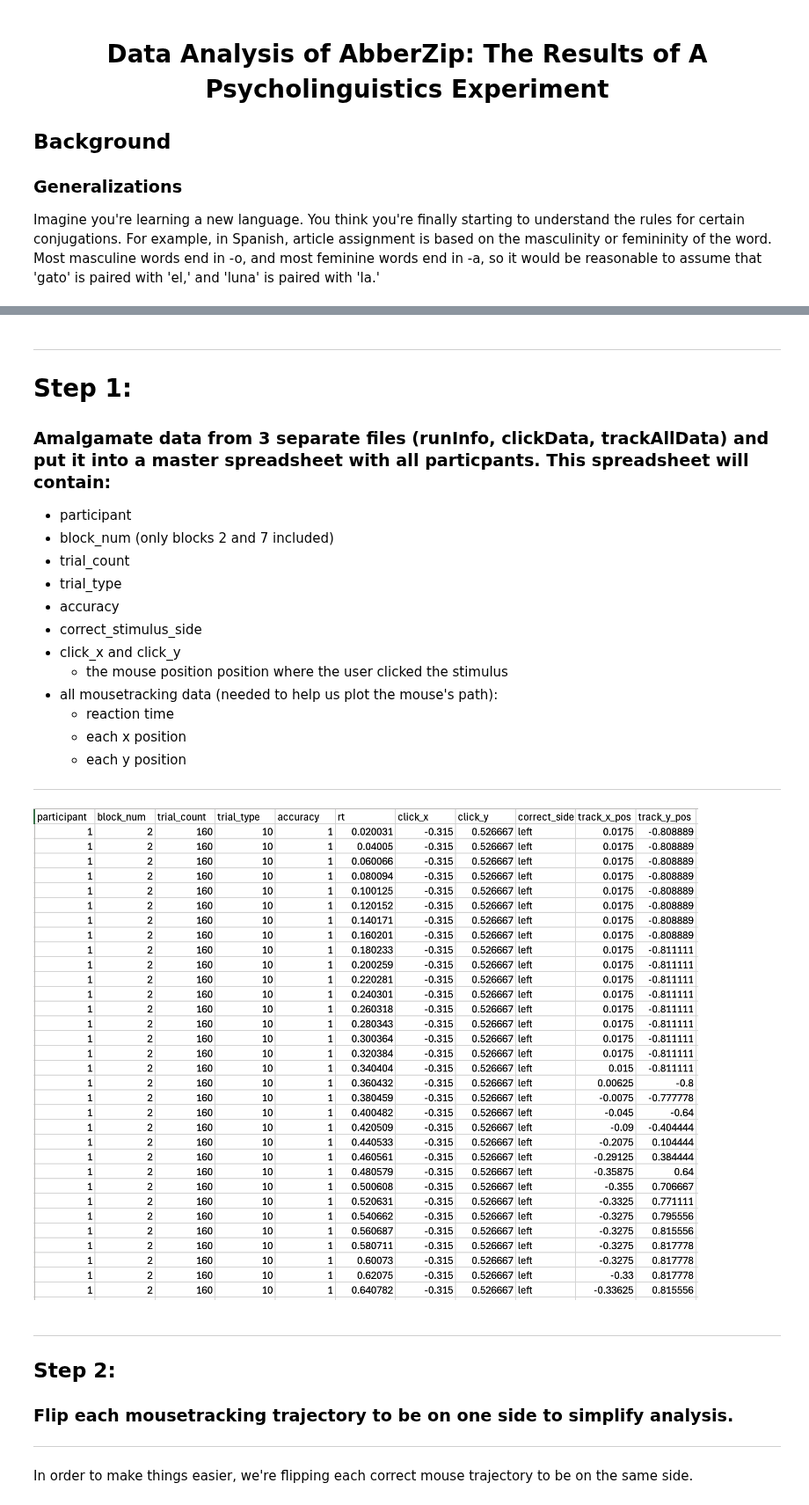
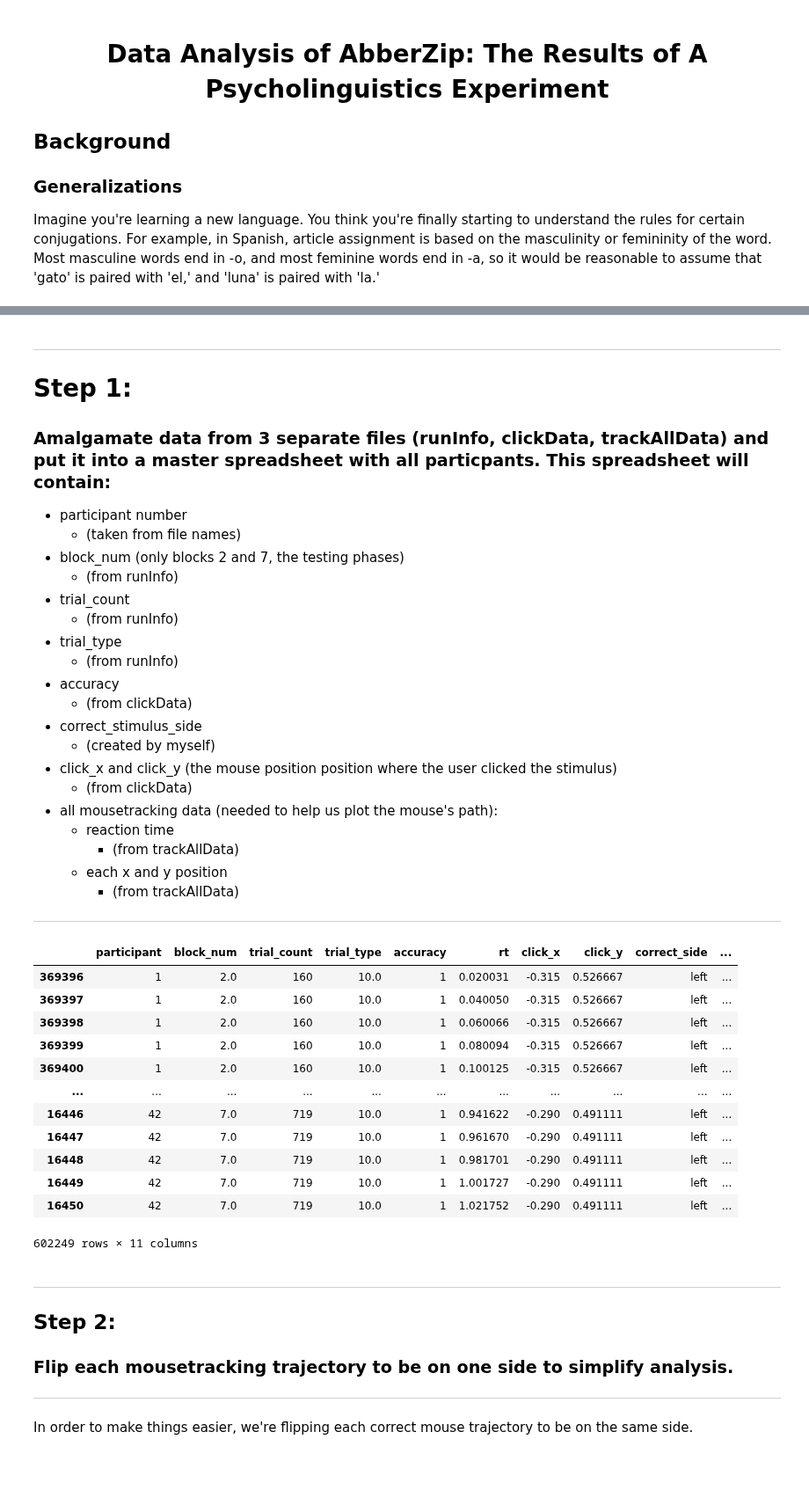
Before and after one commit to rrgreen77/bcog-final-abberzip-data-analysis, a Jupyter notebook: bcog_final.ipynb, the cells around one changed output, grey strips where cells are left out. Shown at 88% size. Drawn from its saved outputs; the diff is of its cells as text; code cells hidden in the pictures; blank space fills up the shorter version.

```diff
--- a/bcog_final.ipynb
+++ b/bcog_final.ipynb
@@ -55,18 +55,25 @@ __[Works Cited](https://github.com/rrgreen77/bcog-final-abberzip-data-analysis/e
 # Step 1:
 ### Amalgamate data from 3 separate files (runInfo, clickData, trackAllData) and put it into a master spreadsheet with all particpants. This spreadsheet will contain:
 
-* participant
-* block_num (only blocks 2 and 7 included)
+* participant number
+    * (taken from file names)
+* block_num (only blocks 2 and 7, the testing phases)
+    * (from runInfo)
 * trial_count
+    * (from runInfo)
 * trial_type
+    * (from runInfo)
 * accuracy
+    * (from clickData)
 * correct_stimulus_side
-* click_x and click_y
-    * the mouse position position where the user clicked the stimulus
+    * (created by myself)
+* click_x and click_y (the mouse position position where the user clicked the stimulus)
+    * (from clickData)
 * all mousetracking data (needed to help us plot the mouse's path):
     * reaction time
-    * each x position
-    * each y position
+        * (from trackAllData)
+    * each x and y position
+        * (from trackAllData)
 
 ***
 # %%
@@ -174,37 +181,53 @@ def create_master_spreadsheet():
     all_mouse_columns = [col for col in master_df.columns if any(x in col for x in ['track_x_pos', 'track_y_pos', 'rt'])]
     final_columns = list(set(columns_to_keep + all_mouse_columns))
     final_df = master_df[final_columns]
 
     # Dropping any unwanted columns
     final_df.drop(columns=[
         'prefix', 'group type1', 'group type 2', 'Participant_x', 'participant_x',
         'participant_y', 'rt1', 'rt2', 'pos_x_x', 'pos_y_x', 'rt3', 'pos_x.1',
         'pos_y.1', 'which_left'
     ], errors='ignore', inplace=True)
 
     # Ensuring the participant type is 'int'
     final_df['participant'] = pd.to_numeric(final_df['participant'], errors='coerce')
     final_df['trial_count'] = pd.to_numeric(final_df['trial_count'], errors='coerce')
     final_df['block_num'] = pd.to_numeric(final_df['block_num'], errors='coerce')
 
     # Sorting the spreadsheet
     final_df = final_df.sort_values(by=['participant', 'block_num', 'trial_count'])
 
     # Reordering the columns
     desired_order = ['participant', 'block_num', 'trial_count', 'trial_type', 'accuracy', 'rt', 'click_x', 'click_y', 'correct_side', 'track_x_pos', 'track_y_pos']
 
     # Creating the final data frame
     final_df = final_df[[col for col in desired_order if col in final_df.columns]]
 
     # Saving the final data frame to a CSV file
-    final_df.to_csv('output/master_spreadsheet.csv', index=False)
+    final_df.to_csv('output/master_spreadsheet.csv')
+
+    # Displaying a sample of what the output file looks like
+    pd.set_option('display.max_columns', None)
+    pd.set_option('display.width', 1500)
 
     return final_df
 
-# Showing a screenshot of what the final file looks like in Excel
-Image(filename='images/final_df.png', width=800)
+
+create_master_spreadsheet()
 # %% [output]
-[figure, removed]
+|  | participant | block_num | trial_count | trial_type | accuracy | rt | click_x | click_y | correct_side | ... |
+| 369396 | 1 | 2.0 | 160 | 10.0 | 1 | 0.020031 | -0.315 | 0.526667 | left | ... |
+| 369397 | 1 | 2.0 | 160 | 10.0 | 1 | 0.040050 | -0.315 | 0.526667 | left | ... |
+| 369398 | 1 | 2.0 | 160 | 10.0 | 1 | 0.060066 | -0.315 | 0.526667 | left | ... |
+| 369399 | 1 | 2.0 | 160 | 10.0 | 1 | 0.080094 | -0.315 | 0.526667 | left | ... |
+| 369400 | 1 | 2.0 | 160 | 10.0 | 1 | 0.100125 | -0.315 | 0.526667 | left | ... |
+| ... | ... | ... | ... | ... | ... | ... | ... | ... | ... | ... |
+| 16446 | 42 | 7.0 | 719 | 10.0 | 1 | 0.941622 | -0.290 | 0.491111 | left | ... |
+| 16447 | 42 | 7.0 | 719 | 10.0 | 1 | 0.961670 | -0.290 | 0.491111 | left | ... |
+| 16448 | 42 | 7.0 | 719 | 10.0 | 1 | 0.981701 | -0.290 | 0.491111 | left | ... |
+| 16449 | 42 | 7.0 | 719 | 10.0 | 1 | 1.001727 | -0.290 | 0.491111 | left | ... |
+| 16450 | 42 | 7.0 | 719 | 10.0 | 1 | 1.021752 | -0.290 | 0.491111 | left | ... |
+602249 rows × 11 columns
 # %% [markdown]
 ***
 ## Step 2:
```
Also changed, not shown: parts of 13 cells of this notebook, 5 other files.
